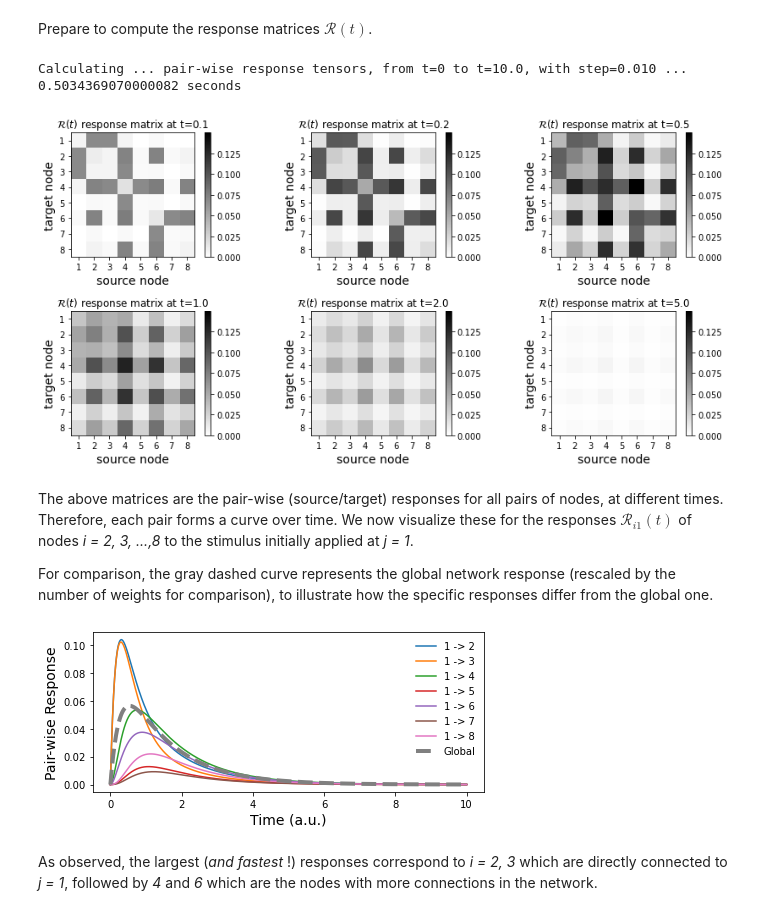
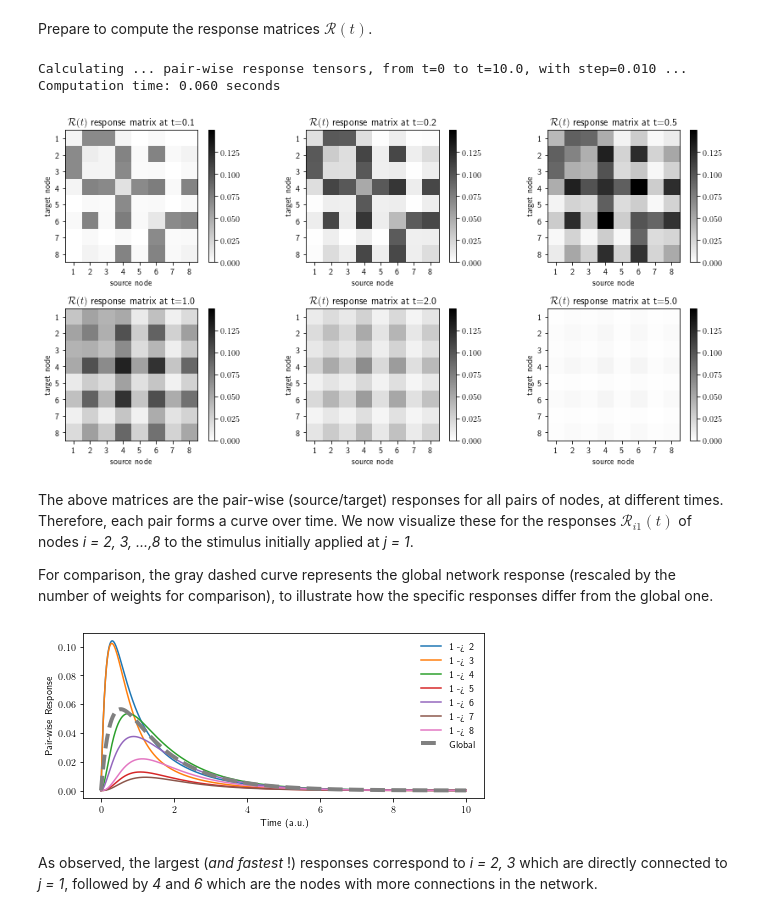
Before and after one commit to mb-BCA/SiReNetA_Tutorials, a Jupyter notebook: Tutorial_Notebooks/1_GettingStarted.ipynb, the cells around one changed output. Cells and saved outputs as stored; diff of their text form; code cells hidden in the pictures.

```diff
--- a/Tutorial_Notebooks/1_GettingStarted.ipynb
+++ b/Tutorial_Notebooks/1_GettingStarted.ipynb
@@ -130,6 +186,7 @@ import numpy as np
 %matplotlib inline
 # Define the default scale for the plots
 plt.rcParams['figure.dpi'] = 72
+plt.rcParams['text.usetex'] = True
 # %% [markdown]
 We consider the network determined by the following binary matrix.
 # %%
@@ -181,35 +238,35 @@ tau = 0.8 * taumax
 stim = 1.0
 # %%
 # Calculate temporal evolution of the pair-wise responses R(t)
-print('\nCalculating ... pair-wise response tensors, from t=0 to t=%3.1f, with step=%3.3f ...' %(tfinal, dt) )
+print( f'\nCalculating ... pair-wise response tensors, from t=0 to t={tfinal:3.1f}, with step={dt:3.3f} ...' )
 time1 = timer()
 Rmats = sna.Resp_LeakyCascade(net.T, S0=stim, tau=tau, tmax=tfinal, timestep=dt)
 time2 = timer()
-print( time2 - time1, 'seconds' )
+print( f'Computation time: {time2-time1:1.3f} seconds' )
 # %% [output]
 Calculating ... pair-wise response tensors, from t=0 to t=10.0, with step=0.010 ...
-0.5034369070000082 seconds
+Computation time: 0.060 seconds
 # %%
 # Visualise the pair-wise response matrices at times t = 0.1, 0.3, 0.5, 1.0, 2.0, 3.0
 maxresp = Rmats.max()
 
 tidxlist = [10,20,50,100,200,500]
 plt.figure(figsize=[12,6])
 for i, tidx in enumerate(tidxlist):
     t = tpoints[tidx]
     plt.subplot(2,3,i+1)
-    plt.title('$\mathcal{R}(t)$ response matrix at t=%1.1f' %t)
+    plt.title( f'$\mathcal{{R}}(t)$ response matrix at t={t:1.1f}' )
     plt.imshow(Rmats[tidx], cmap='gray_r')
     plt.clim(0,maxresp)
     plt.colorbar()
     plt.xticks(np.arange(N), np.arange(N)+1)
     plt.yticks(np.arange(N), np.arange(N)+1)
     plt.xlabel('source node')
     plt.ylabel('target node')
 
 plt.tight_layout()
 # %% [output]
-[figure, old version]
+[figure, new version]
 # %% [markdown]
 The above matrices are the pair-wise (source/target) responses for all pairs of nodes, at different times. Therefore, each pair forms a curve over time. We now visualize these for the responses $\mathcal{R}_{i1}(t)$ of nodes *i = 2, 3, ...,8* to the stimulus initially applied at *j = 1*.
 
@@ -229,7 +286,7 @@ plt.legend(frameon=False)
 
 plt.tight_layout()
 # %% [output]
-[figure, old version]
+[figure, new version]
 # %% [markdown]
 As observed, the largest (*and fastest* !) responses correspond to *i = 2, 3* which are directly connected to *j = 1*, followed by *4* and *6* which are the nodes with more connections in the network.
 # %% [markdown]
```
Also changed, not shown: parts of 18 cells of this notebook.
